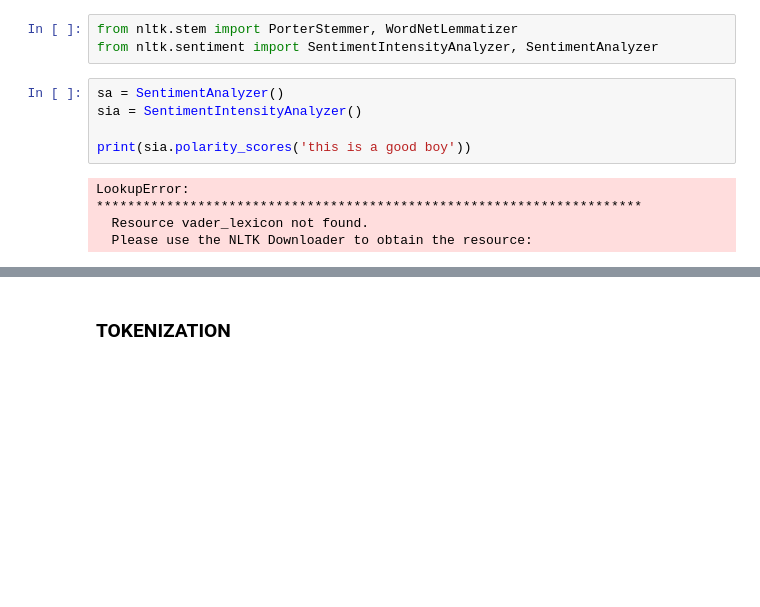
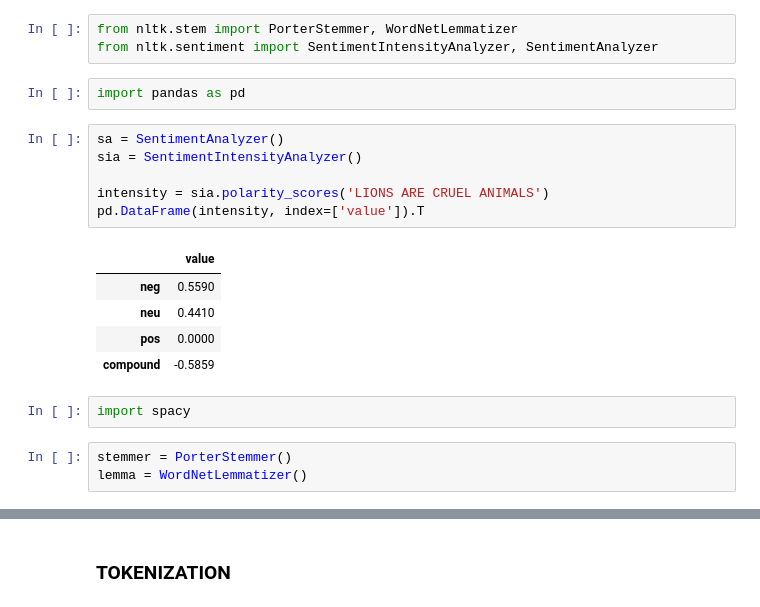
Before and after one commit to ChibuikeOnuba/NLP, a Jupyter notebook: toolkit.ipynb, the cells around one changed output, grey strips where cells are left out. Drawn from its saved outputs; the diff is of its cells as text; blank space fills up the shorter version.

```diff
--- a/toolkit.ipynb
+++ b/toolkit.ipynb
@@ -85,13 +87,22 @@ nltk.download('vader_lexicon')
 # %%
 from nltk.stem import PorterStemmer, WordNetLemmatizer
 from nltk.sentiment import SentimentIntensityAnalyzer, SentimentAnalyzer
-# %%
-sa = SentimentAnalyzer()
-sia = SentimentIntensityAnalyzer()
-
-print(sia.polarity_scores('this is a good boy'))
-# %% [output]
-LookupError:
-**********************************************************************
-  Resource vader_lexicon not found.
-  Please use the NLTK Downloader to obtain the resource:
+# %%
+import pandas as pd
+# %%
+sa = SentimentAnalyzer()
+sia = SentimentIntensityAnalyzer()
+
+intensity = sia.polarity_scores('LIONS ARE CRUEL ANIMALS')
+pd.DataFrame(intensity, index=['value']).T
+# %% [output]
+|  | value |
+| neg | 0.5590 |
+| neu | 0.4410 |
+| pos | 0.0000 |
+| compound | -0.5859 |
+# %%
+import spacy
+# %%
+stemmer = PorterStemmer()
+lemma = WordNetLemmatizer()
```
Also changed, not shown: parts of 17 cells of this notebook.
